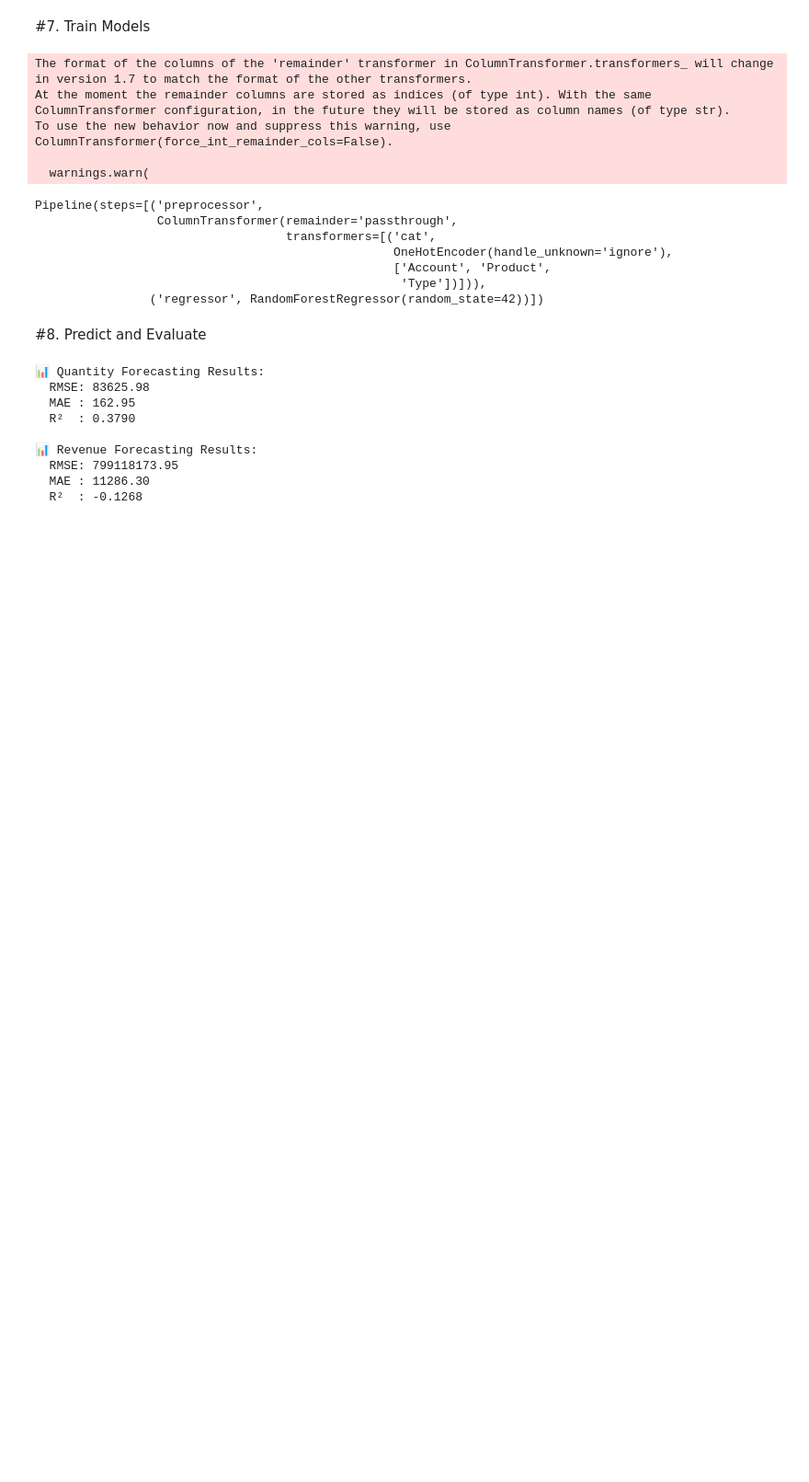
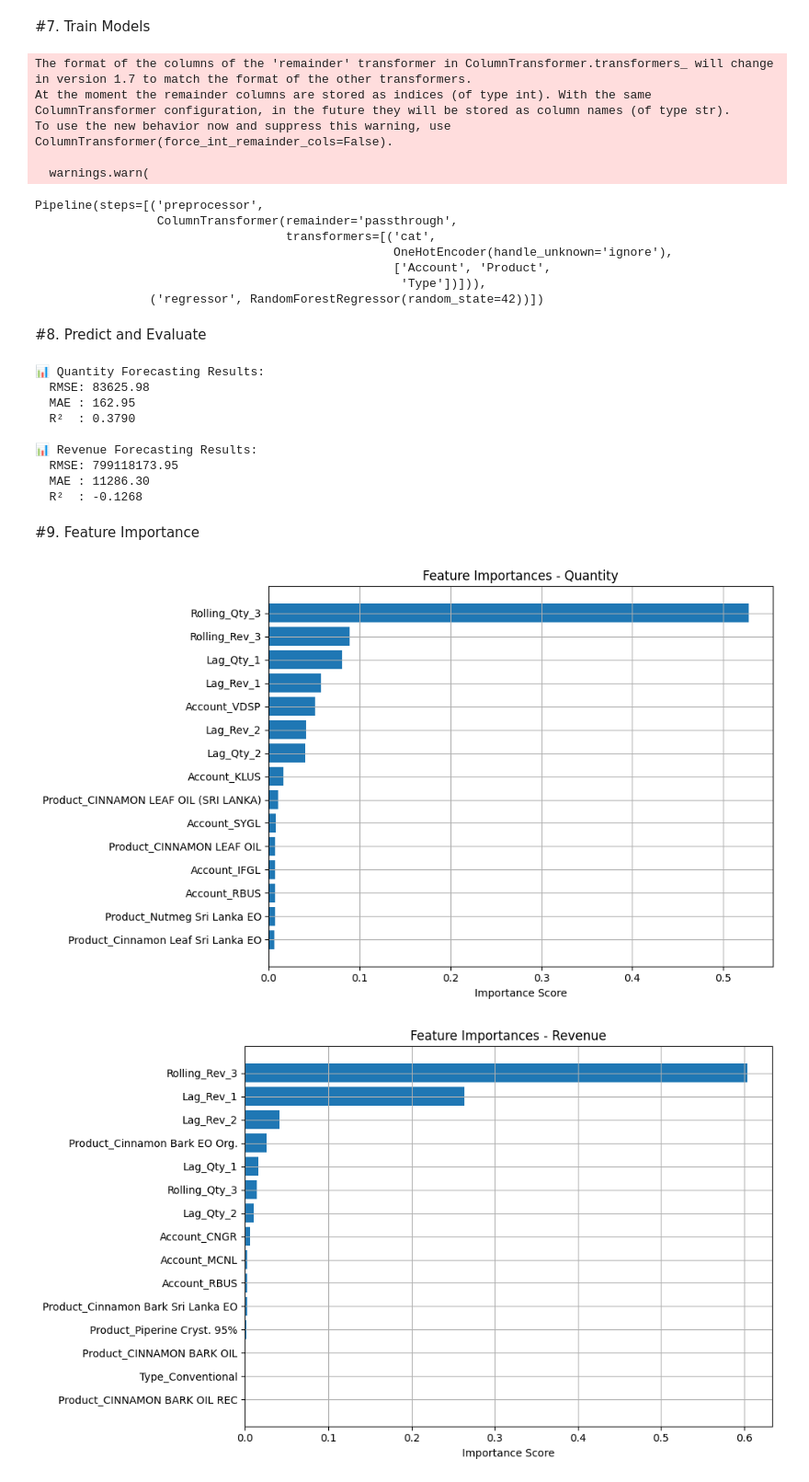
Before and after one commit to vimesh630/Revenue_Forecasting, a Jupyter notebook: Random_Forest_for_Forecasting.ipynb, the cells around one changed output. Shown at 92% size. Cells and saved outputs as stored; diff of their text form; code cells hidden in the pictures; blank space fills up the shorter version.

Commit message:
Plotting feature importance graph to idetify most important features

```diff
--- a/Random_Forest_for_Forecasting.ipynb
+++ b/Random_Forest_for_Forecasting.ipynb
@@ -121,3 +121,28 @@ y_pred_rev = evaluate_model(model_rev, X_test, y_test_rev, "Revenue")
   RMSE: 799118173.95
   MAE : 11286.30
   R²  : -0.1268
+# %% [markdown]
+#9. Feature Importance
+# %%
+def plot_feature_importances(model, feature_names, title):
+    # Get feature names after one-hot encoding
+    encoded_cat = model.named_steps['preprocessor'].transformers_[0][1].get_feature_names_out()
+    all_feature_names = np.concatenate([encoded_cat, features[3:]])  # append numerical features
+    importances = model.named_steps['regressor'].feature_importances_
+
+    # Sort
+    sorted_idx = np.argsort(importances)[-15:]  # top 15
+    plt.figure(figsize=(10, 6))
+    plt.barh(range(len(sorted_idx)), importances[sorted_idx], align='center')
+    plt.yticks(range(len(sorted_idx)), [all_feature_names[i] for i in sorted_idx])
+    plt.title(f'Feature Importances - {title}')
+    plt.xlabel('Importance Score')
+    plt.grid(True)
+    plt.tight_layout()
+    plt.show()
+
+plot_feature_importances(model_qty, features, "Quantity")
+plot_feature_importances(model_rev, features, "Revenue")
+# %% [output]
+[figure, added]
+[figure, added]
```
